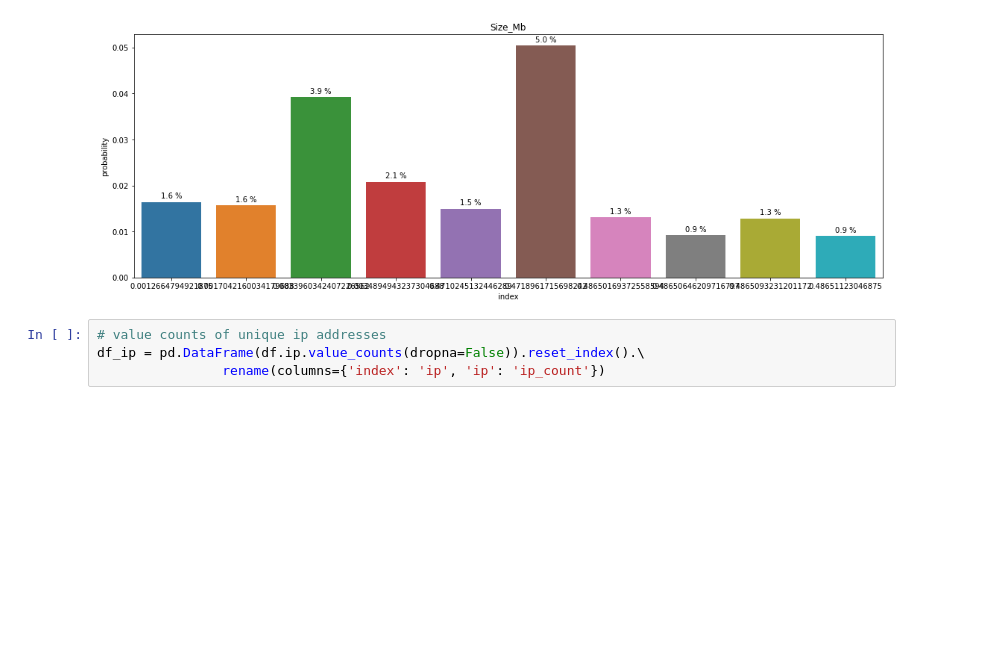
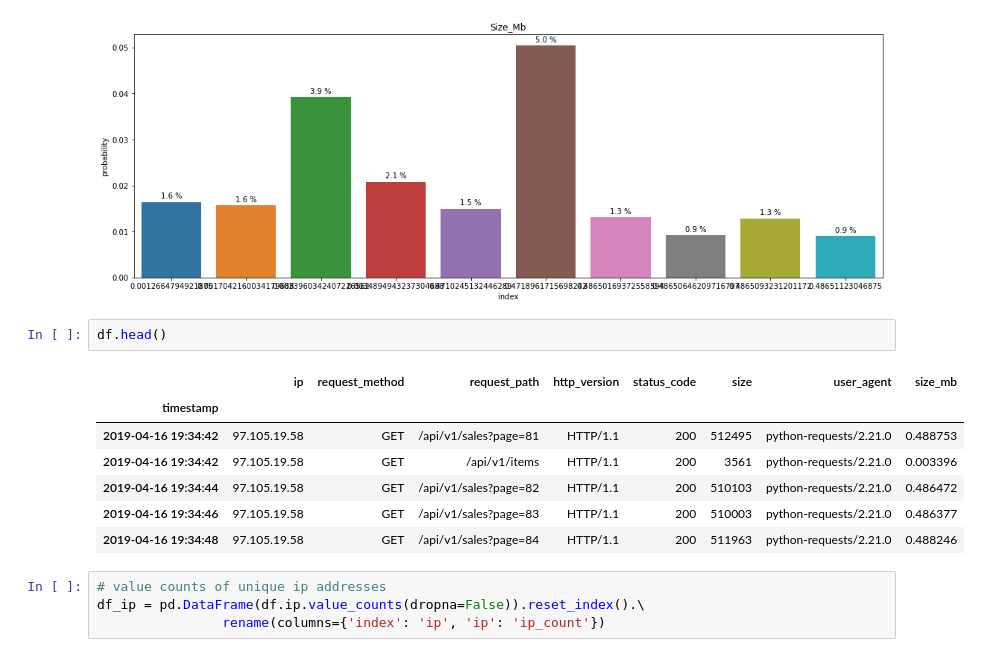
Before and after one commit to craigcalzado/anomaly-detection-exercises-, a Jupyter notebook: discrete_anomaly_detection.ipynb, the cells around one changed output. Saved outputs shown, nothing was run; the diff lists cells and outputs as text; blank space fills up the shorter version.

```diff
--- a/discrete_anomaly_detection.ipynb
+++ b/discrete_anomaly_detection.ipynb
@@ -120,6 +120,16 @@ for col in df.columns:
 [figure]
 [figure]
 [figure]
+# %%
+df.head()
+# %% [output]
+|  | ip | request_method | request_path | http_version | status_code | size | user_agent | size_mb |
+| timestamp |  |  |  |  |  |  |  |  |
+| 2019-04-16 19:34:42 | 97.105.19.58 | GET | /api/v1/sales?page=81 | HTTP/1.1 | 200 | 512495 | python-requests/2.21.0 | 0.488753 |
+| 2019-04-16 19:34:42 | 97.105.19.58 | GET | /api/v1/items | HTTP/1.1 | 200 | 3561 | python-requests/2.21.0 | 0.003396 |
+| 2019-04-16 19:34:44 | 97.105.19.58 | GET | /api/v1/sales?page=82 | HTTP/1.1 | 200 | 510103 | python-requests/2.21.0 | 0.486472 |
+| 2019-04-16 19:34:46 | 97.105.19.58 | GET | /api/v1/sales?page=83 | HTTP/1.1 | 200 | 510003 | python-requests/2.21.0 | 0.486377 |
+| 2019-04-16 19:34:48 | 97.105.19.58 | GET | /api/v1/sales?page=84 | HTTP/1.1 | 200 | 511963 | python-requests/2.21.0 | 0.488246 |
 # %%
 # value counts of unique ip addresses
 df_ip = pd.DataFrame(df.ip.value_counts(dropna=False)).reset_index().\
```
Also changed, not shown: parts of 12 cells of this notebook.
